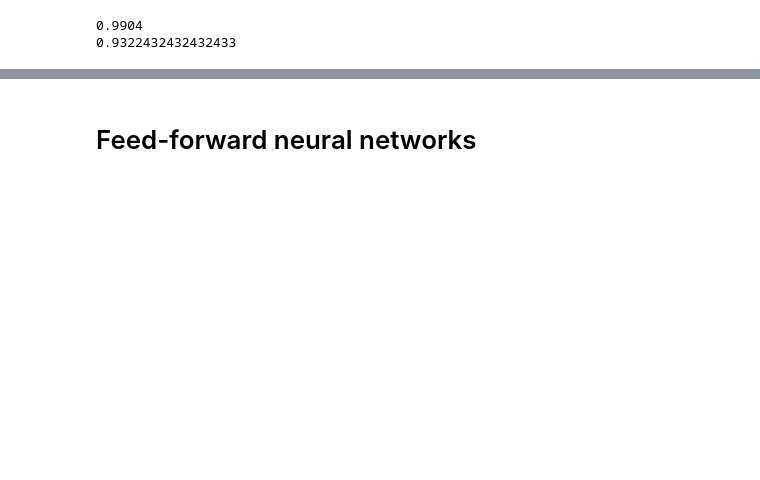
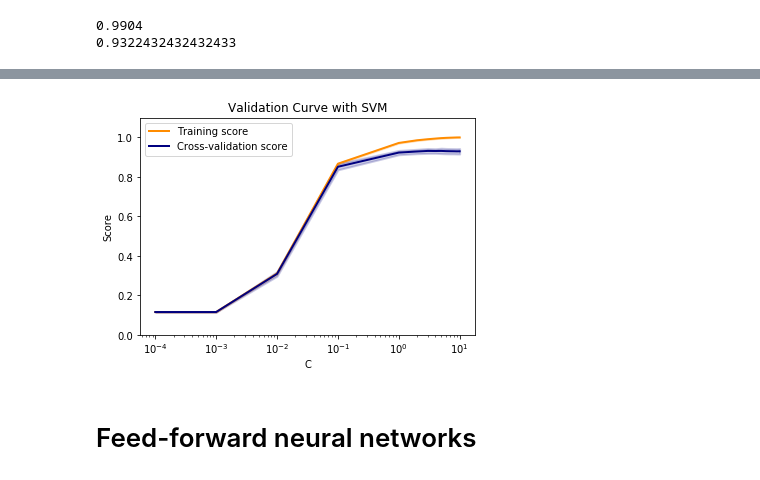
Before and after one commit to MikerT86/PR_assignment, a Jupyter notebook: Assignment part 5 and 6.ipynb, the cells around one changed output, grey strips where cells are left out. Saved outputs shown, nothing was run; the diff lists cells and outputs as text; code cells hidden in the pictures; blank space fills up the shorter version.

```diff
--- a/Assignment part 5 and 6.ipynb
+++ b/Assignment part 5 and 6.ipynb
@@ -190,3 +359,43 @@ print(score_SVM)
+# %%
+import matplotlib.pyplot as plt
+import numpy as np
+
+from sklearn.svm import SVC
+from sklearn.model_selection import validation_curve
+
+SVC_C = SVC(kernel="rbf",
+          gamma=0.001,
+          random_state=10)
+
+param_range_svm_C = [0.0001, 0.001, 0.01, 0.1, 1, 2, 3, 4, 5, 6, 7, 8, 9, 10]
+train_scores_svm_C, test_scores_svm_C = validation_curve(
+    SVC_C, X_train, y_train, param_name="C", param_range=param_range_svm_C,
+    cv=10, scoring="accuracy", n_jobs=-1)
+# %%
+train_scores_svm_C_mean = np.mean(train_scores_svm_C, axis=1)
+train_scores_svm_C_std = np.std(train_scores_svm_C, axis=1)
+test_scores_svm_C_mean = np.mean(test_scores_svm_C, axis=1)
+test_scores_svm_C_std = np.std(test_scores_svm_C, axis=1)
+
+plt.title("Validation Curve with SVM")
+plt.xlabel("C")
+plt.ylabel("Score")
+plt.ylim(0.0, 1.1)
+lw = 2
+plt.semilogx(param_range_svm_C, train_scores_svm_C_mean, label="Training score",
+             color="darkorange", lw=lw)
+plt.fill_between(param_range_svm_C, train_scores_svm_C_mean - train_scores_svm_C_std,
+                 train_scores_svm_C_mean + train_scores_svm_C_std, alpha=0.2,
+                 color="darkorange", lw=lw)
+plt.semilogx(param_range_svm_C, test_scores_svm_C_mean, label="Cross-validation score",
+             color="navy", lw=lw)
+plt.fill_between(param_range_svm_C, test_scores_svm_C_mean - test_scores_svm_C_std,
+                 test_scores_svm_C_mean + test_scores_svm_C_std, alpha=0.2,
+                 color="navy", lw=lw)
+plt.legend(loc="best")
+plt.show()
+# %% [output]
+[figure, added]
 # %% [markdown]
 # Feed-forward neural networks
 # %%
```
Also changed, not shown: parts of 17 cells of this notebook.
